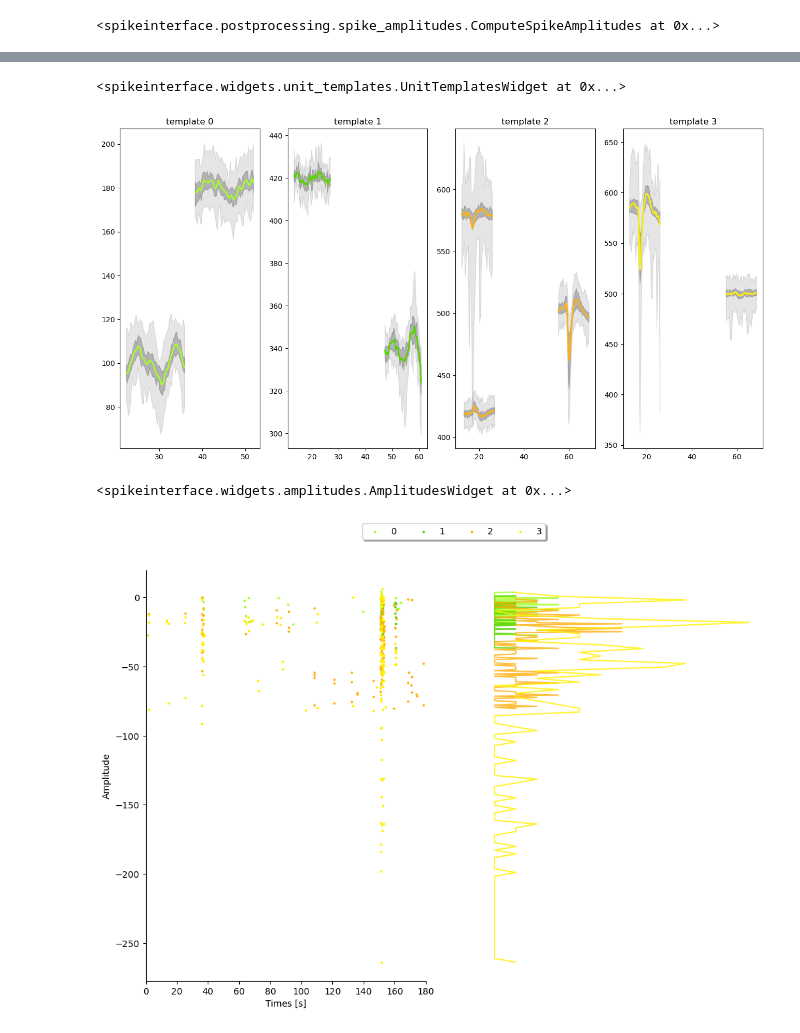
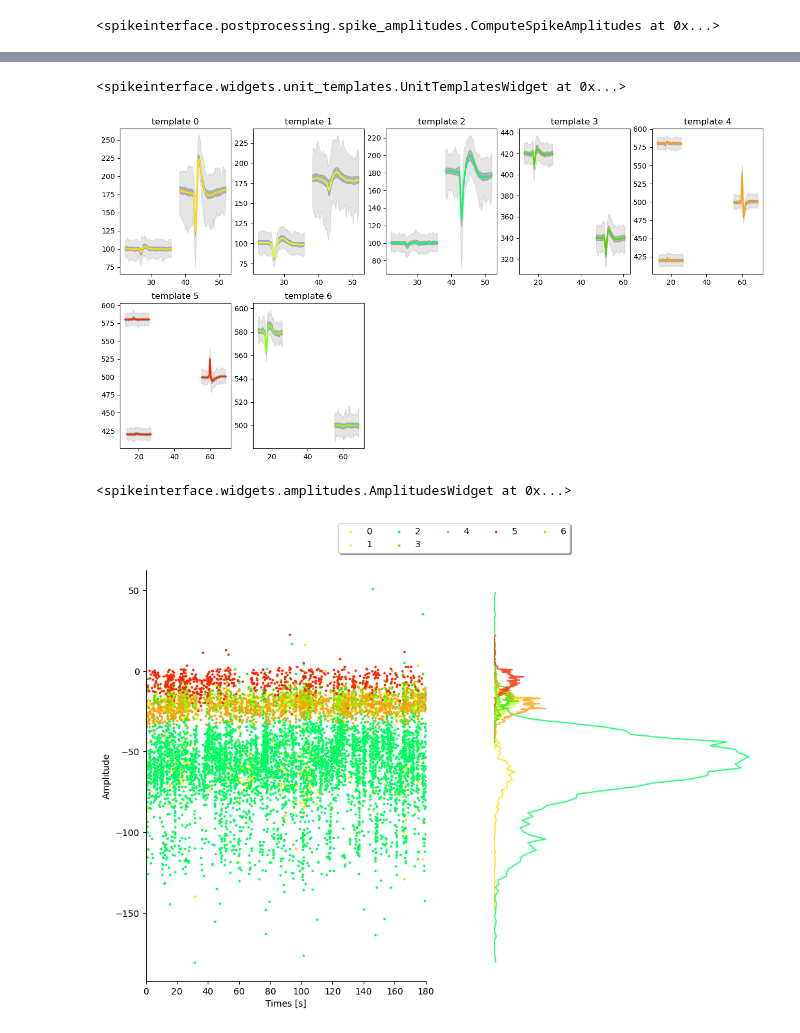
Before and after one commit to ChooYeonseo/intan-spike-sorter, a Jupyter notebook: 1_design_the_probe.ipynb, the cells around one changed output, grey strips where cells are left out. Cells and saved outputs as stored; diff of their text form; code cells hidden in the pictures.

```diff
--- a/1_design_the_probe.ipynb
+++ b/1_design_the_probe.ipynb
@@ -1,7 +1,7 @@
 # %% [markdown]
 # Welcome! To **LINK lab** customized spike sorter
 # %%
-data_dir = r"C:\Users\user\sean\experiment_data\241111 invivo\241111 6pm\241111 invivo_241111_175041\241111 invivo_241111_175341.rhd"
+data_dir = r"C:\Users\user\sean\experiment_data\241111 invivo\241113 11am\241113 11_10am_241113_111032\241113 11_10am_241113_111332.rhd"
 filename=data_dir.split("\\")[-1]
 output_dir = data_dir.replace(filename,filename.split(".")[0] + "_analysis_kilosort4")
 output_dir_bin = data_dir.replace(filename,filename.split(".")[0] + "_analyzer_KS4_binary")
@@ -79,9 +81,8 @@ Sampling frequency: 20000.0
 Number of channels: 6
 Number of segments: 1
 # %%
-recording_cmr = recording
 recording_f = spre.bandpass_filter(recording, freq_min=300, freq_max=6000)
-print(recording_f)
+recording_f = spre.notch_filter(recording_f, freq=60)
 recording_cmr = spre.common_reference(recording_f, reference="global", operator="median")
 print(recording_cmr)
 
@@ -126,7 +125,11 @@ kilosort4 params:
  'whitening_range': 32,
  'x_centers': None}
 # %%
-sorting = ss.run_sorter(sorter_name="kilosort4", recording=recording_preprocessed, verbose=True, folder=output_dir)
+sorting = ss.run_sorter(sorter_name="kilosort4",
+                        recording=recording_preprocessed,
+                        verbose=True,
+                        folder=output_dir,
+                        remove_existing_folder=True)
 # %% [output]
             of data channels being sorted.
 
@@ -204,15 +230,15 @@ sw.plot_unit_waveforms(analyzer_KS4, unit_ids=unit_ids, figsize=(16, 4))
 # %%
-unit_ids = sorting.unit_ids
+unit_ids = sorting.unit_ids[:]
 
 sw.plot_unit_templates(analyzer_KS4, unit_ids=unit_ids, ncols=5, figsize=(16, 8))
 # %% [output]
 <spikeinterface.widgets.unit_templates.UnitTemplatesWidget at 0x...>
-[figure, old version]
+[figure, new version]
 # %%
 sw.plot_amplitudes(analyzer_KS4, plot_histograms=True, figsize=(12, 8))
 # %% [output]
 <spikeinterface.widgets.amplitudes.AmplitudesWidget at 0x...>
-[figure, old version]
+[figure, new version]
 # %%
 sw.plot_unit_locations(analyzer_KS4, figsize=(4, 8))
 # %% [output]
```
Also changed, not shown: parts of 18 cells of this notebook, 1 other file.
